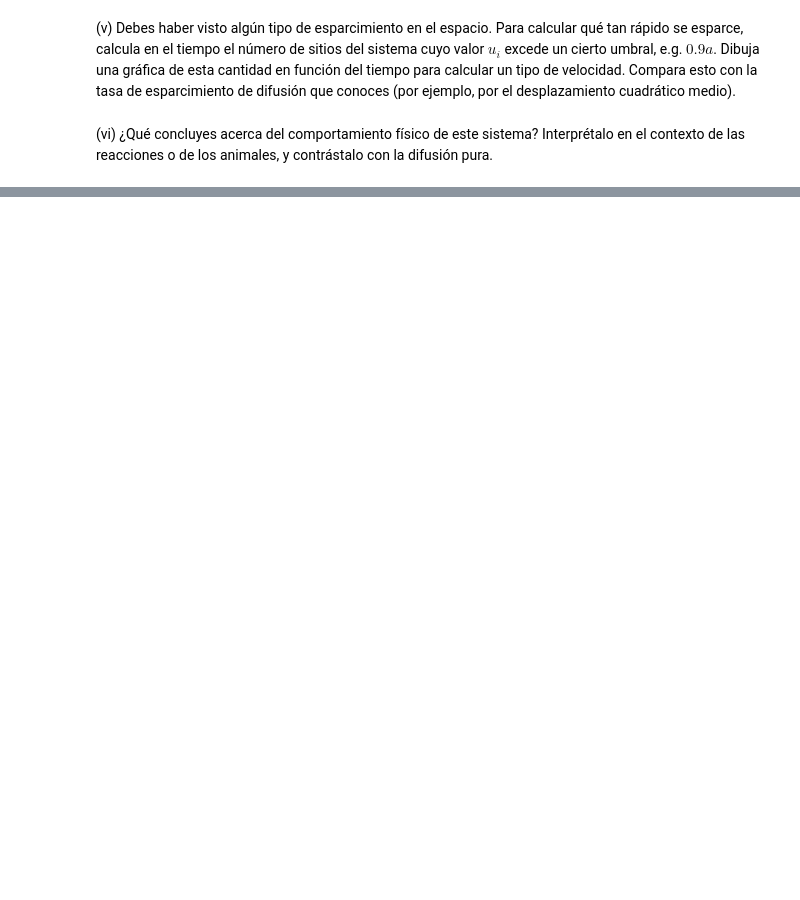
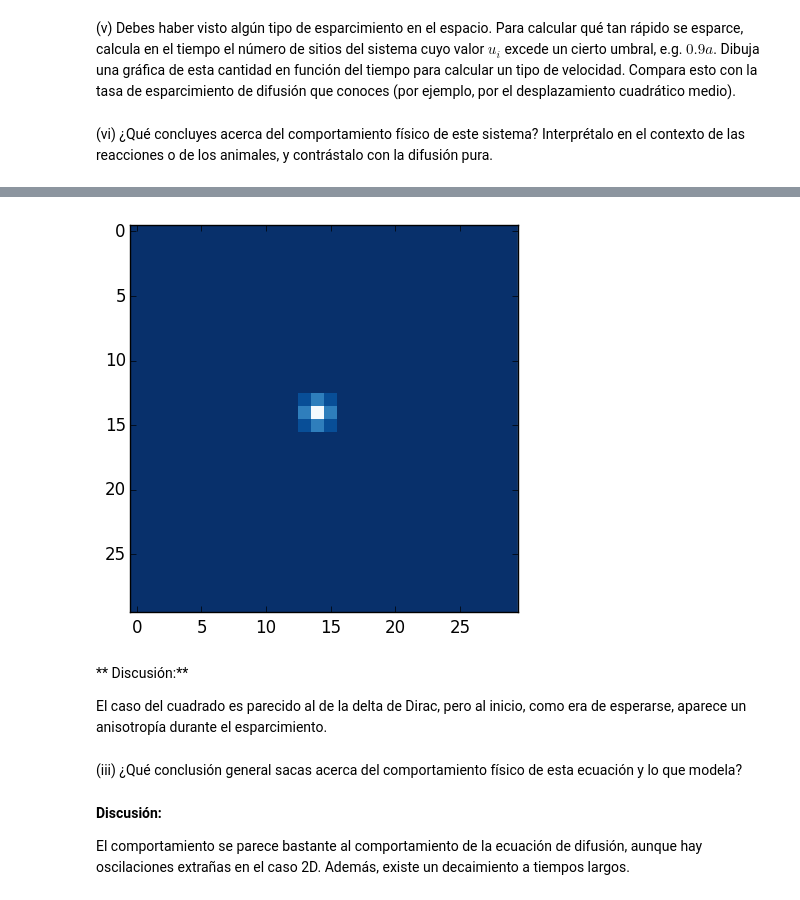
Before and after one commit to ivan-galinskiy/fisica_computacional, a Jupyter notebook: tareas/Tarea 09.ipynb, the cells around one changed output, grey strips where cells are left out. Drawn from its saved outputs; the diff is of its cells as text; code cells hidden in the pictures; blank space fills up the shorter version.

```diff
--- a/tareas/Tarea 09.ipynb
+++ b/tareas/Tarea 09.ipynb
@@ -148,0 +271,10 @@ PyObject <matplotlib.text.Text object at 0x...>
+# %%
+edos=Any[]
+
+for k in 1:41
+    push!(edos,squeeze(mesh3[k,:,:],1))
+end
+
+anima(edos, "2d_r-d2")
+muestra_animacion("2d_r-d2")
+# %% [output]
@@ -148,0 +282,11 @@ PyObject <matplotlib.text.Text object at 0x...>
+[figure, added]
+# %% [markdown]
+** Discusión:**
+
+El caso del cuadrado es parecido al de la delta de Dirac, pero al inicio, como era de esperarse, aparece un anisotropía durante el esparcimiento.
+# %% [markdown]
+(iii) ¿Qué conclusión general sacas acerca del comportamiento físico de esta ecuación y lo que modela?
+# %% [markdown]
+**Discusión:**
+
+El comportamiento se parece bastante al comportamiento de la ecuación de difusión, aunque hay oscilaciones extrañas en el caso 2D. Además, existe un decaimiento a tiempos largos.
```
Also changed, not shown: parts of 13 cells of this notebook.
